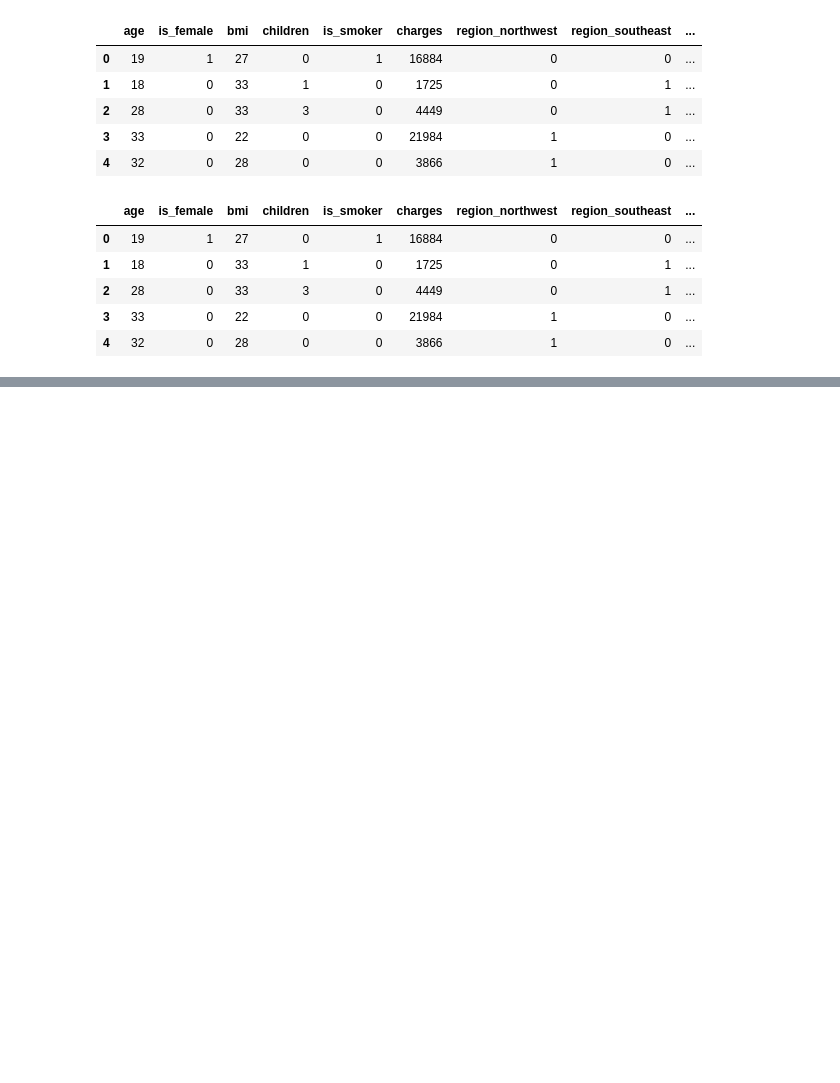
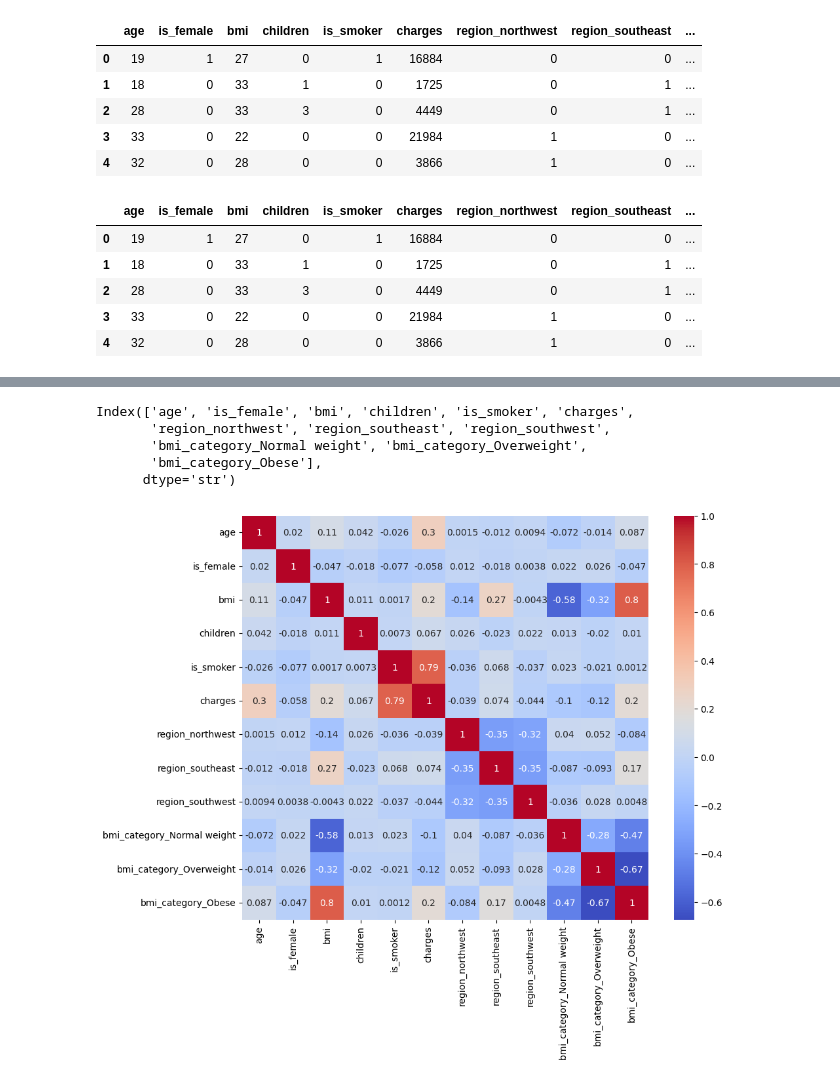
Before and after one commit to laxmansharma1811/Feature_Extraction_Project, a Jupyter notebook: insurance.ipynb, the cells around one changed output, grey strips where cells are left out. Cells and saved outputs as stored; diff of their text form; code cells hidden in the pictures; blank space fills up the shorter version.

```diff
--- a/insurance.ipynb
+++ b/insurance.ipynb
@@ -249,4 +249,7 @@ df_cleaned.head()
 | 4 | 32 | 0 | 28 | 0 | 0 | 3866 | 1 | 0 | ... |
 # %%
 from sklearn.preprocessing import StandardScaler
-cols = ['age', 'bmi', 'children', 'charges']
+
+cols = ['age', 'bmi', 'children']
+scaler = StandardScaler()
+df_cleaned[cols] = scaler.fit_transform(df_cleaned[cols])
@@ -252,0 +265,14 @@ cols = ['age', 'bmi', 'children', 'charges']
+# %%
+df_cleaned.columns
+# %% [output]
+Index(['age', 'is_female', 'bmi', 'children', 'is_smoker', 'charges',
+       'region_northwest', 'region_southeast', 'region_southwest',
+       'bmi_category_Normal weight', 'bmi_category_Overweight',
+       'bmi_category_Obese'],
+      dtype='str')
+# %%
+plt.figure(figsize=(10, 8))
+sns.heatmap(df_cleaned.corr(), annot=True, cmap='coolwarm')
+plt.show()
+# %% [output]
+[figure, added]
```
Also changed, not shown: parts of 6 cells of this notebook.
